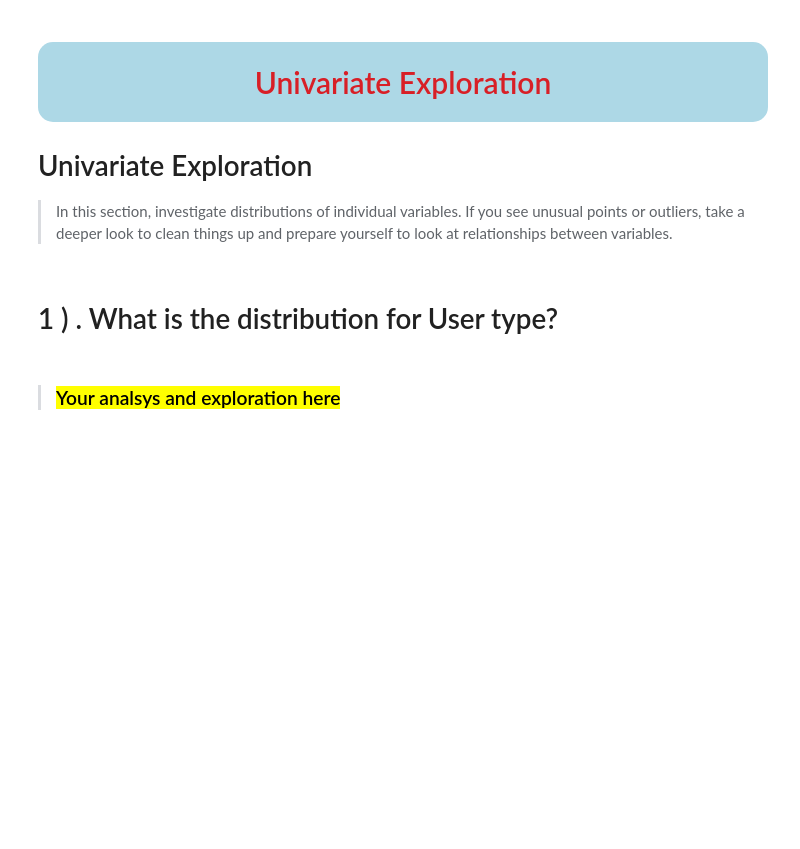
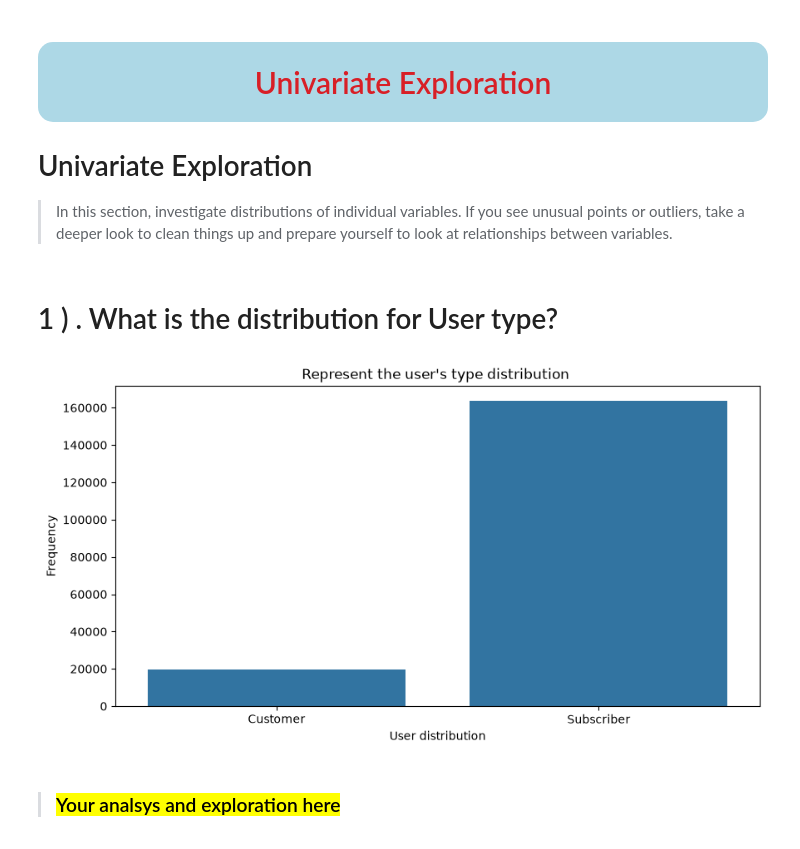
Before and after one commit to Roqaya-muhmd/CA-R5-S252-AI, a Jupyter notebook: src/first_dataAnalysis_project/phase1/datasciece-Final-Project.ipynb, the cells around one changed output. Drawn from its saved outputs; the diff is of its cells as text; code cells hidden in the pictures; blank space fills up the shorter version.

```diff
--- a/src/first_dataAnalysis_project/phase1/datasciece-Final-Project.ipynb
+++ b/src/first_dataAnalysis_project/phase1/datasciece-Final-Project.ipynb
@@ -465,5 +544,8 @@ AttributeError: 'Series' object has no attribute 'addcategory'
 ## To know the target audience's age and serve on them
 
 # create a column for users' age depending on the current year
+data['start_time'] = pd.to_datetime(data['start_time'])
+data['end_time']   = pd.to_datetime(data['end_time'])
+data['member_age'] = data['start_time'].dt.year - data['member_birth_year']
 # %%
 ## check your work
@@ -470,4 +571,6 @@ AttributeError: 'Series' object has no attribute 'addcategory'
 # %%
 ## change the new column age data type from float to int
+
+data['member_age'] = data['member_age'].astype('int64')
 # %%
 ## create a function to know the average users ages
@@ -475,7 +580,12 @@ AttributeError: 'Series' object has no attribute 'addcategory'
 ## another important factor to offer  marketing services is the trip duration time
 
 ## need to change the time from second to minute to be more usable
+
+data['duration_min'] = data['duration_sec'] / 60
+data['duration_min'] = data['duration_min'].astype('int64')
 # %%
 ## I need to change the time from second to Houre  to be more usable
+
+data['duration_hour'] = data['duration_sec'] / 3600
 # %%
 ## check your work
@@ -495,16 +623,18 @@ and prepare yourself to look at relationships between variables.
 # %%
 ## I will import seaborn library to support me in making visualizations
 
 import seaborn as sns
-# plt.figure(figsize = (10,5), dpi = 200)
+plt.figure(figsize = (10,5))
 
-# plot = sns.countplot(data=gbf, x='bike_share_for_all_trip')
+plot = sns.countplot(data=data, x='user_type')
 
-# plt.xlabel('User distribution')
-# plt.ylabel('Frequency')
-# plt.title("Represent the user's distribution depending on being a part of the Trips Program")
+plt.xlabel('User distribution')
+plt.ylabel('Frequency')
+plt.title("Represent the user's type distribution ")
 
-# plt.show()
+plt.show()
+# %% [output]
+[figure, added]
 # %% [markdown]
 > ### <mark>Your analsys and exploration here </mark>
 # %% [markdown]
```
Also changed, not shown: parts of 42 cells of this notebook, 6 other files.
